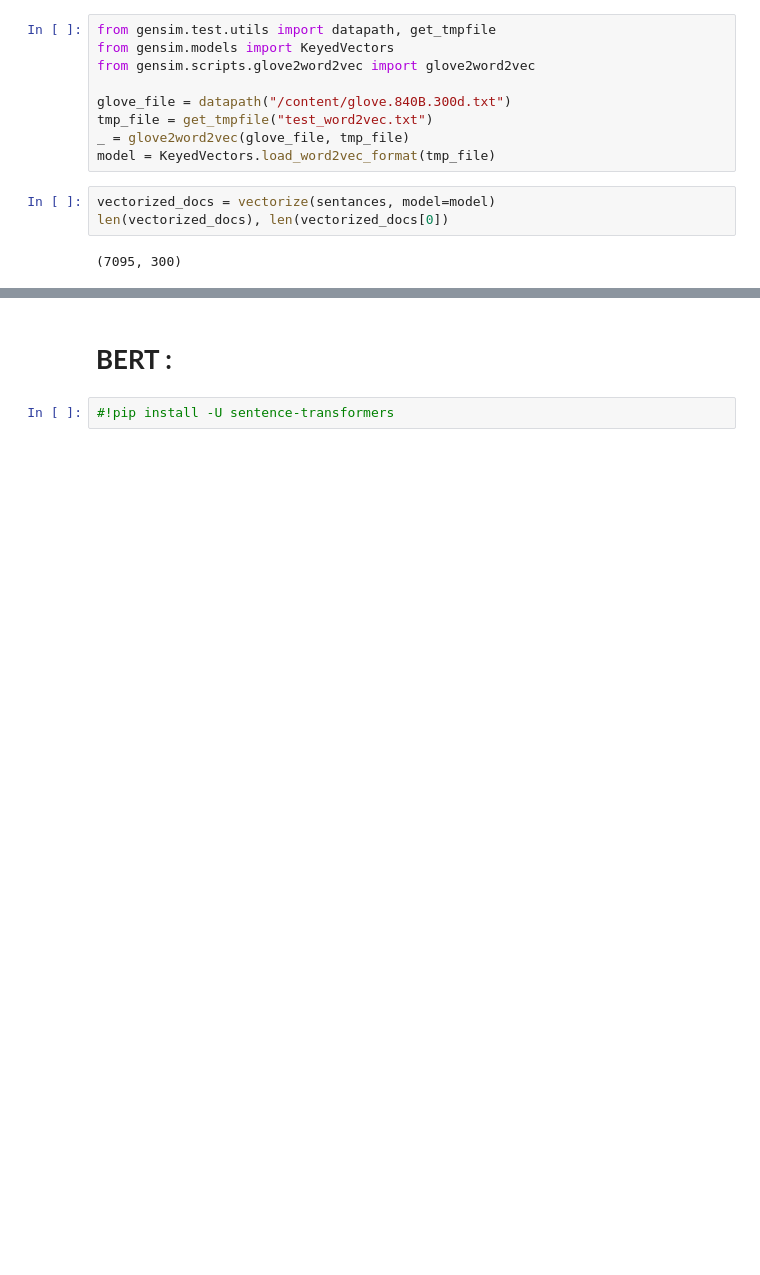
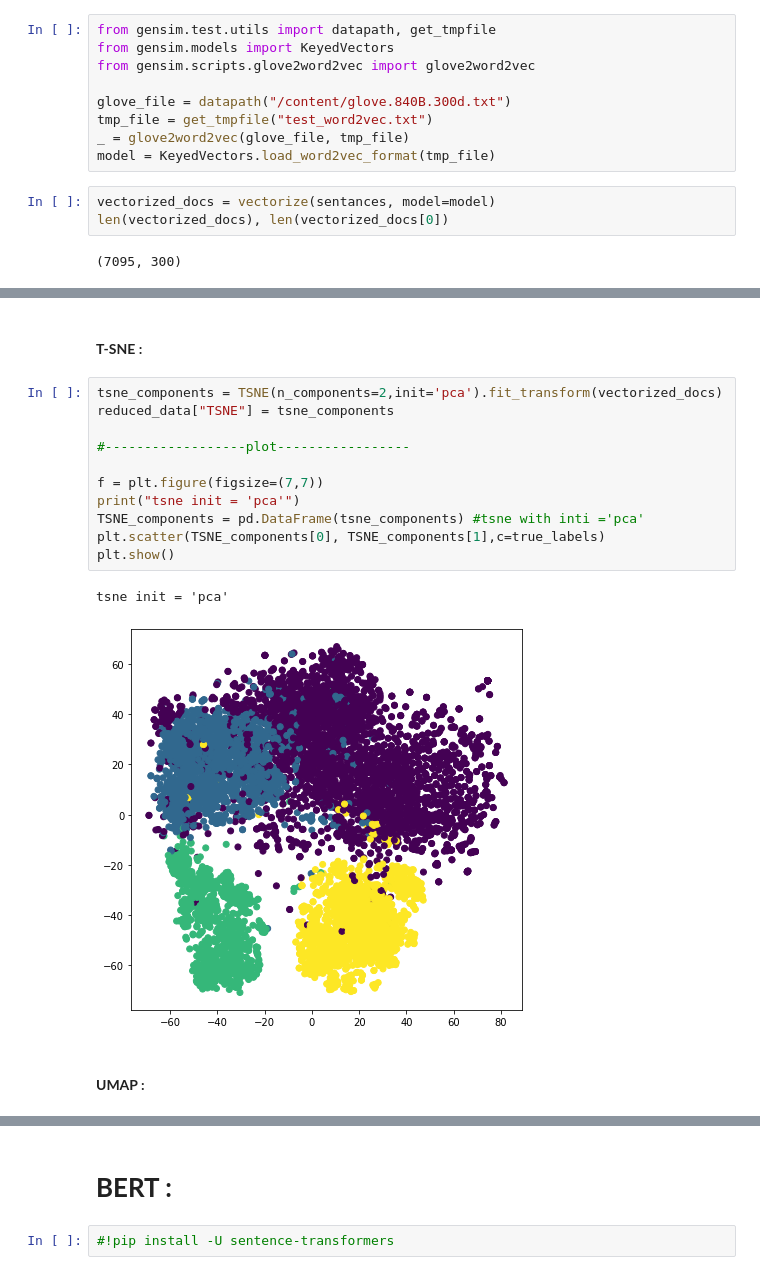
Before and after one commit to SeyfGoumeida/Projet_Mixt_Coclus_Partie1, a Jupyter notebook: Projet_Mixt_Coclus_Partie1.ipynb, the cells around one changed output, grey strips where cells are left out. Drawn from its saved outputs; the diff is of its cells as text; blank space fills up the shorter version.

```diff
--- a/Projet_Mixt_Coclus_Partie1.ipynb
+++ b/Projet_Mixt_Coclus_Partie1.ipynb
@@ -549,0 +596,18 @@ plt.show()
+# %% [markdown]
+#### **T-SNE :**
+# %%
+tsne_components = TSNE(n_components=2,init='pca').fit_transform(vectorized_docs)
+reduced_data["TSNE"] = tsne_components
+
+#------------------plot-----------------
+
+f = plt.figure(figsize=(7,7))
+print("tsne init = 'pca'")
+TSNE_components = pd.DataFrame(tsne_components) #tsne with inti ='pca'
+plt.scatter(TSNE_components[0], TSNE_components[1],c=true_labels)
+plt.show()
+# %% [output]
+tsne init = 'pca'
+[figure, added]
+# %% [markdown]
+#### **UMAP :**
```
Also changed, not shown: parts of 23 cells of this notebook.
